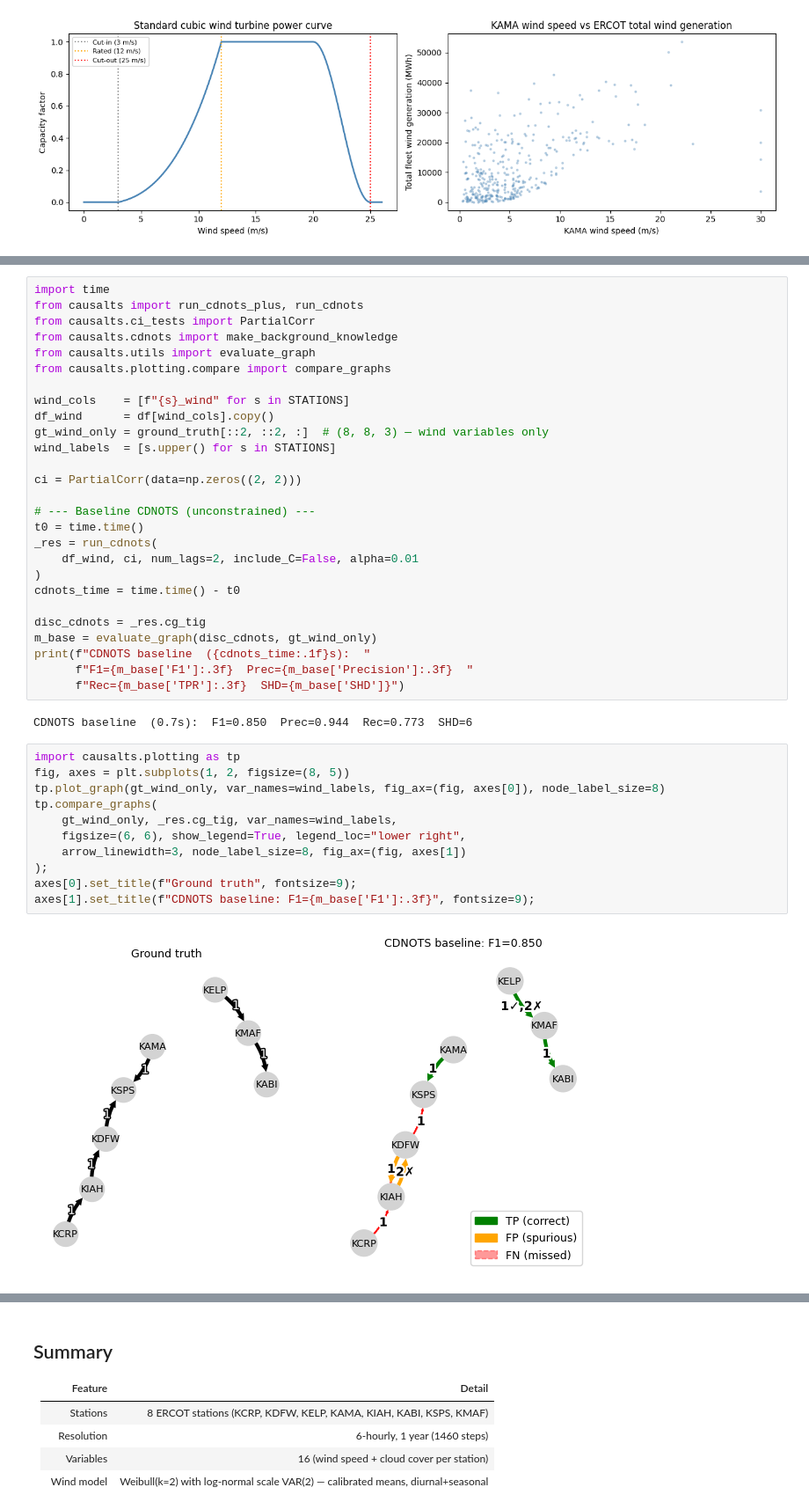
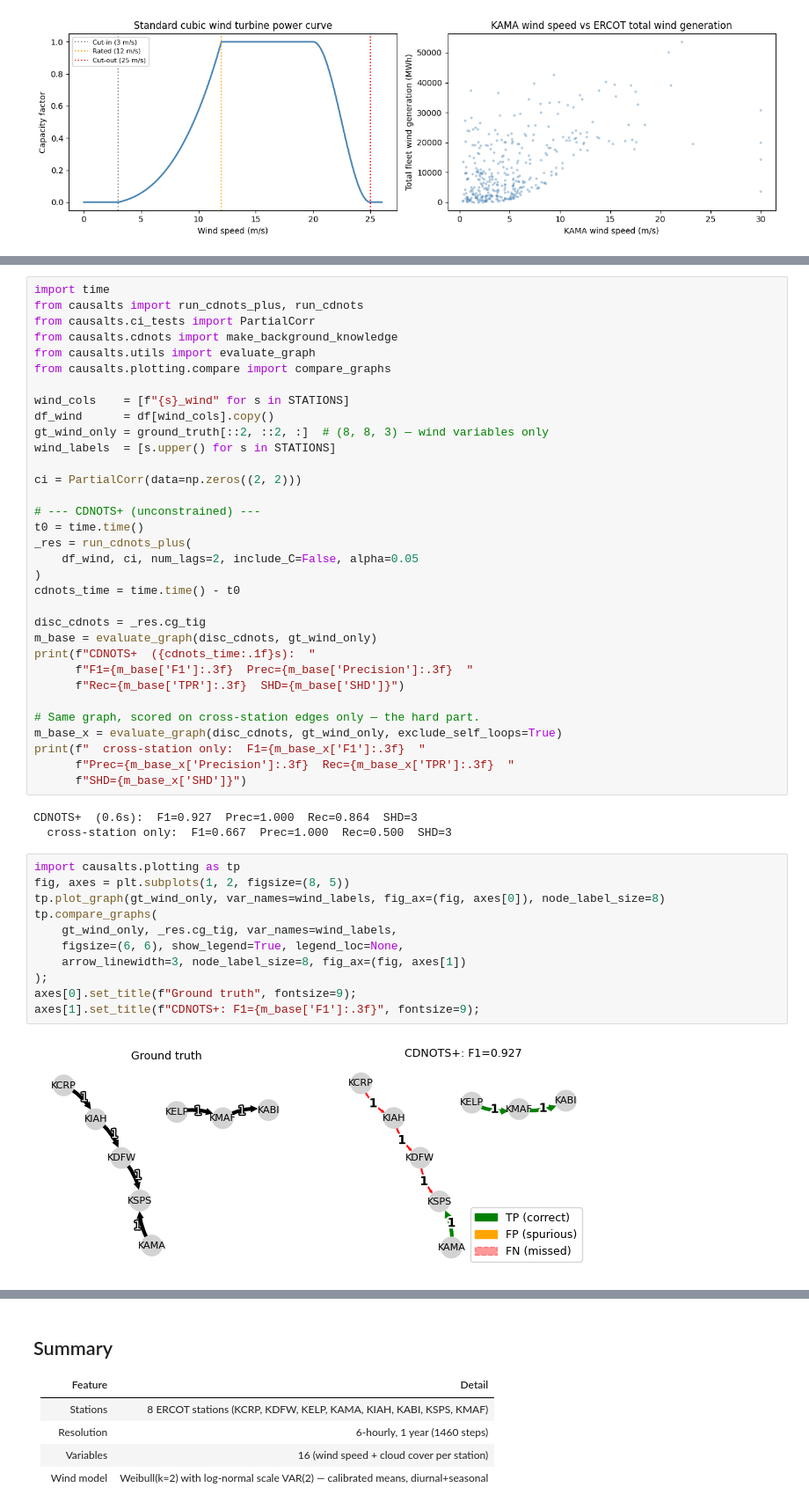
Before and after one commit to bloomberg/causal-ts, a Jupyter notebook: examples/weather_benchmark.ipynb, the cells around one changed output, grey strips where cells are left out. Shown at 88% size. Drawn from its saved outputs; the diff is of its cells as text.

```diff
--- a/examples/weather_benchmark.ipynb
+++ b/examples/weather_benchmark.ipynb
@@ -311,30 +336,37 @@ wind_labels  = [s.upper() for s in STATIONS]
 
 ci = PartialCorr(data=np.zeros((2, 2)))
 
-# --- Baseline CDNOTS (unconstrained) ---
+# --- CDNOTS+ (unconstrained) ---
 t0 = time.time()
-_res = run_cdnots(
-    df_wind, ci, num_lags=2, include_C=False, alpha=0.01
+_res = run_cdnots_plus(
+    df_wind, ci, num_lags=2, include_C=False, alpha=0.05
 )
 cdnots_time = time.time() - t0
 
 disc_cdnots = _res.cg_tig
 m_base = evaluate_graph(disc_cdnots, gt_wind_only)
-print(f"CDNOTS baseline  ({cdnots_time:.1f}s):  "
+print(f"CDNOTS+  ({cdnots_time:.1f}s):  "
       f"F1={m_base['F1']:.3f}  Prec={m_base['Precision']:.3f}  "
       f"Rec={m_base['TPR']:.3f}  SHD={m_base['SHD']}")
+
+# Same graph, scored on cross-station edges only — the hard part.
+m_base_x = evaluate_graph(disc_cdnots, gt_wind_only, exclude_self_loops=True)
+print(f"  cross-station only:  F1={m_base_x['F1']:.3f}  "
+      f"Prec={m_base_x['Precision']:.3f}  Rec={m_base_x['TPR']:.3f}  "
+      f"SHD={m_base_x['SHD']}")
 # %% [output]
-CDNOTS baseline  (0.7s):  F1=0.850  Prec=0.944  Rec=0.773  SHD=6
+CDNOTS+  (0.6s):  F1=0.927  Prec=1.000  Rec=0.864  SHD=3
+  cross-station only:  F1=0.667  Prec=1.000  Rec=0.500  SHD=3
 # %%
 import causalts.plotting as tp
 fig, axes = plt.subplots(1, 2, figsize=(8, 5))
 tp.plot_graph(gt_wind_only, var_names=wind_labels, fig_ax=(fig, axes[0]), node_label_size=8)
 tp.compare_graphs(
     gt_wind_only, _res.cg_tig, var_names=wind_labels,
-    figsize=(6, 6), show_legend=True, legend_loc="lower right",
+    figsize=(6, 6), show_legend=True, legend_loc=None,
     arrow_linewidth=3, node_label_size=8, fig_ax=(fig, axes[1])
 );
 axes[0].set_title(f"Ground truth", fontsize=9);
-axes[1].set_title(f"CDNOTS baseline: F1={m_base['F1']:.3f}", fontsize=9);
+axes[1].set_title(f"CDNOTS+: F1={m_base['F1']:.3f}", fontsize=9);
 # %% [output]
-[figure, old version]
+[figure, new version]
```
Also changed, not shown: parts of 12 cells of this notebook, 19 other files.
